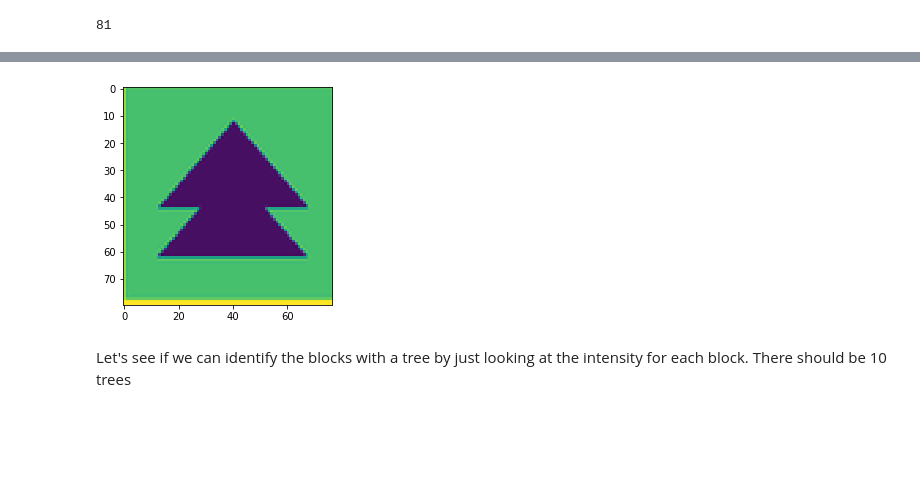
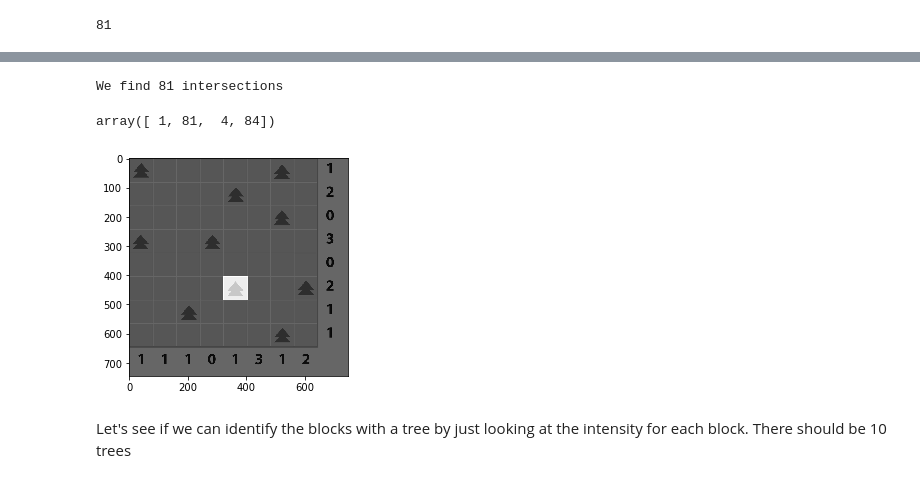
Before and after one commit to rrodenburg/tents_n_trees, a Jupyter notebook: puzzle_detector.ipynb, the cells around one changed output, grey strips where cells are left out. Drawn from its saved outputs; the diff is of its cells as text; code cells hidden in the pictures; blank space fills up the shorter version.

```diff
--- a/puzzle_detector.ipynb
+++ b/puzzle_detector.ipynb
@@ -82,7 +82,7 @@ sns.heatmap(lines_dist);
 # %% [output]
 [figure]
 # %%
-similar_idx = np.array(np.where(hoi < 100)).T
+similar_idx = np.array(np.where(lines_dist < 100)).T
 similar_idx = similar_idx[np.diff(similar_idx, axis=1).reshape(-1) > 0]
 # %%
 # indices to drop
@@ -134,4 +138,4 @@ def line_intersection(line1, line2):
     d = (det(*line1), det(*line2))
     x = det(d, xdiff) / div
     y = det(d, ydiff) / div
-    return np.array([[x, y]])
+    return np.array([[x, y]]).astype('int')
@@ -187,17 +142,16 @@ len(blocks)
-# %%
-import time
-blocks_image = np.copy(gray) * 0
-
-for y2,x2,y1,x1 in blocks.reshape(-1,1,4).astype('int')[np.random.randint(len(blocks))]:
-#     for y2,x2,y1,x1 in block:
-        cv2.rectangle(blocks_image, (int(x1),int(y1)), (int(x2),int(y2)),1,thickness=-1)
-        to_show = gray[x1:x2,y1:y2]
-        plt.imshow(gray[x1:x2,y1:y2])
-#         time.sleep(5)
-#         plt.close()
-
-# Draw the lines on the  image
-# blocks_image = cv2.addWeighted(gray, 0.2, blocks_image, 0.8, 0)
-# plt.imshow(blocks_image, cmap='gray');
-# %% [output]
-[figure, removed]
+# %%
+# Get the intersections
+
+n_intersections = len(hor_lines) * len(ver_lines)
+
+intersections = np.zeros(shape=(n_intersections,2))
+
+i = 0
+for hor_line in hor_lines:
+    for ver_line in ver_lines:
+        intersections[i] = line_intersection(hor_line, ver_line)
+        i += 1
+
+print(f'We find {len(intersections)} intersections')
+# %% [output]
+We find 81 intersections
@@ -204,3 +189,18 @@ for y2,x2,y1,x1 in blocks.reshape(-1,1,4).astype('int')[np.random.randint(len(bl
+# %%
+blocks_2d[0,0]
+# %% [output]
+array([ 1, 81,  4, 84])
+# %%
+# # Draw an example block with xmas tree
+x, y = 4,5
+
+blocks_image = np.copy(gray) * 0
+x1,x2,y1,y2 = blocks_2d[x,y]
+blocks_image[y1:y2,x1:x2] = 255
+temp = cv2.addWeighted(gray, 0.2, blocks_image, 0.3, 0)
+plt.imshow(temp, cmap='gray');
+# %% [output]
+[figure, added]
 # %% [markdown]
 Let's see if we can identify the blocks with a tree by just looking at the intensity for each block. There should be 10 trees
 # %%
```
Also changed, not shown: parts of 13 cells of this notebook.
